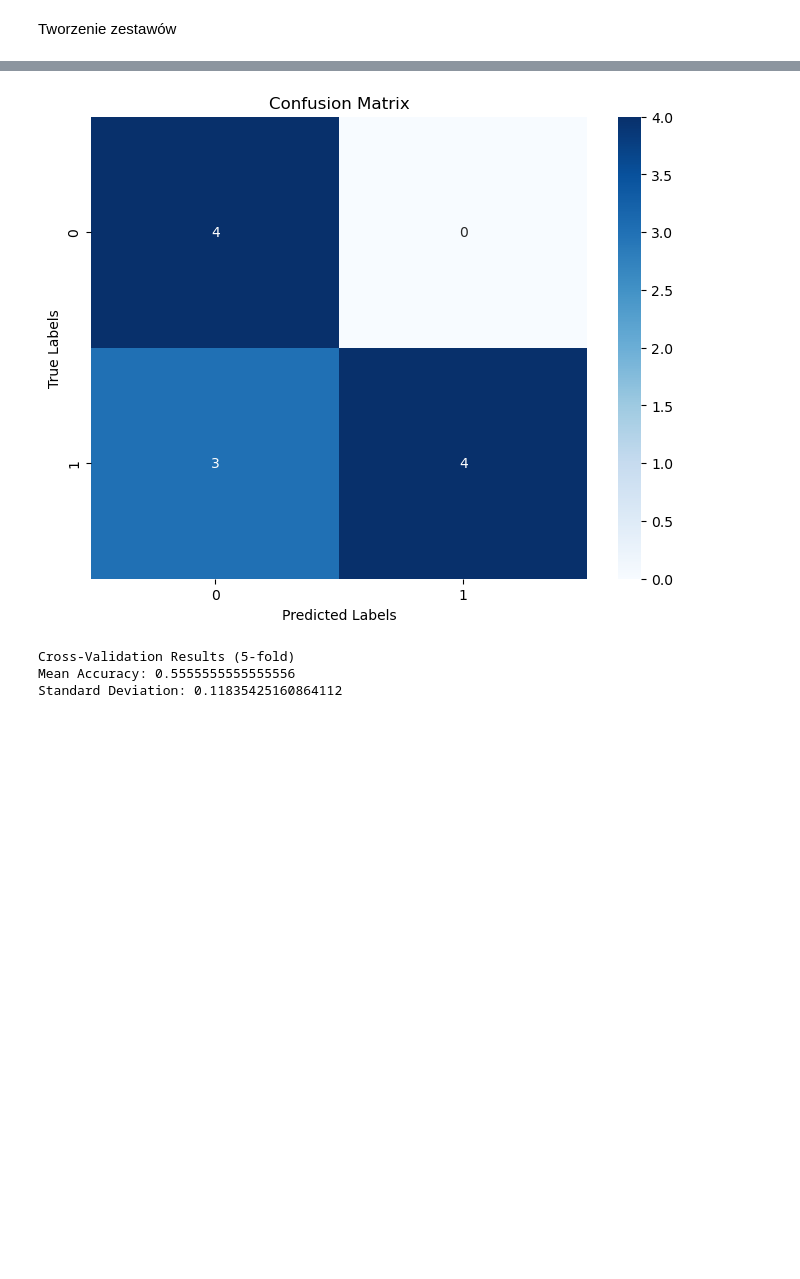
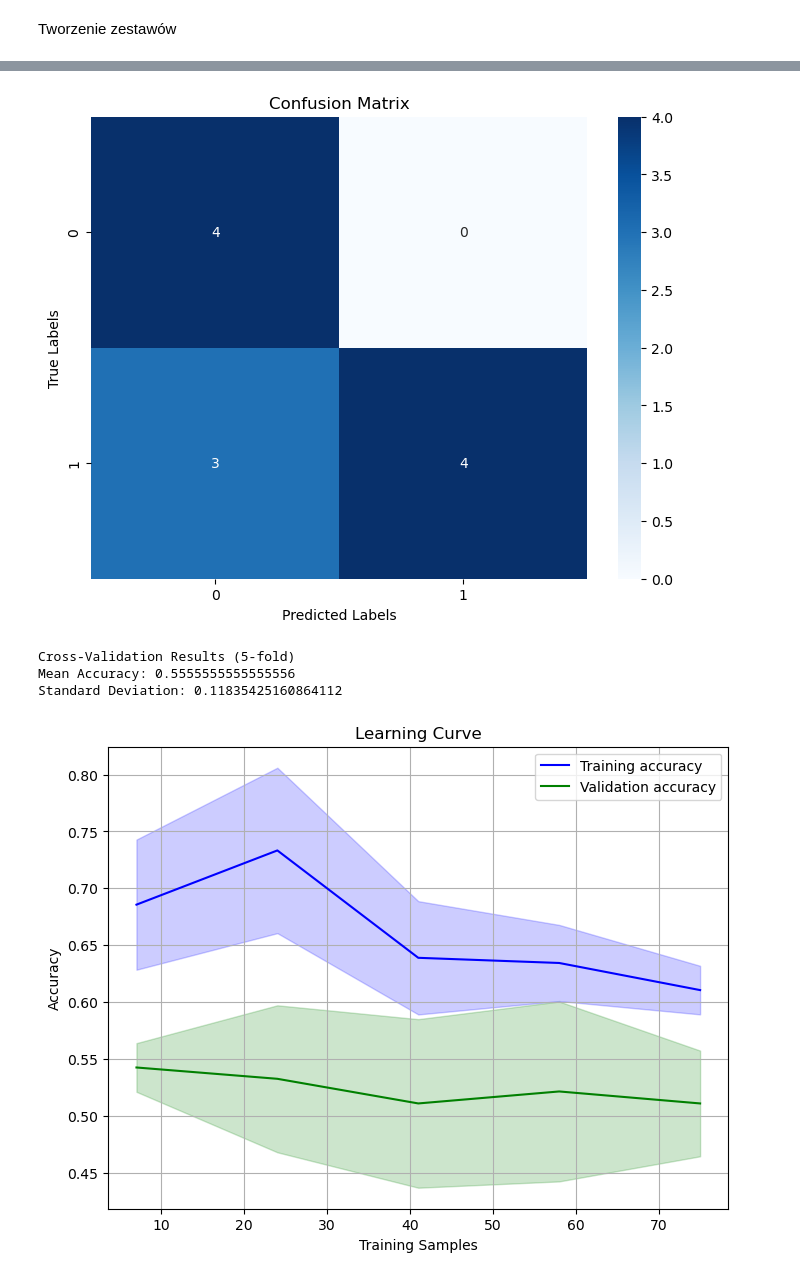
Before and after one commit to pansplawik/eegParkinsonCognitiveDisorders, a Jupyter notebook: thirdVersion.ipynb, the cells around one changed output, grey strips where cells are left out. Saved outputs shown, nothing was run; the diff lists cells and outputs as text; code cells hidden in the pictures; blank space fills up the shorter version.

Commit message:
add: learning curve

```diff
--- a/thirdVersion.ipynb
+++ b/thirdVersion.ipynb
@@ -92,7 +92,7 @@ def psds(epochs_array, labels):
                 p = 10 * np.log10(p)
                 psds_mean = p.mean(0)
                 psds_std = p.std(0)
-                vector.append(p)
+                vector.append(psds_mean)
             vector=np.mean(vector)
             data.append([vector,label])
             del psds_epoch
@@ -120,6 +120,45 @@ def Stats(y_test, y_pred):
     plt.ylabel('True Labels')
     plt.title('Confusion Matrix')
     plt.show()
+# %%
+from sklearn.model_selection import learning_curve
+import matplotlib.pyplot as plt
+import numpy as np
+import matplotlib.pyplot as plt
+from sklearn.datasets import make_classification
+from sklearn.model_selection import learning_curve
+from sklearn.pipeline import make_pipeline
+from sklearn.ensemble import RandomForestClassifier
+from sklearn.preprocessing import StandardScaler
+
+def learningStats(model, X, y):
+    train_sizes, train_scores, test_scores = learning_curve(
+        estimator=model,
+        X=X,
+        y=y,
+        train_sizes=np.linspace(.1, 1.0, 5),  # Można dostosować zakres rozmiarów danych treningowych
+        cv=5,  # Liczba podziałów cross-validation
+        scoring='accuracy',  # Można dostosować metrykę oceny (np. 'accuracy', 'f1', 'roc_auc', etc.)
+        n_jobs=-1
+    )
+
+    train_mean = np.mean(train_scores, axis=1)
+    train_std = np.std(train_scores, axis=1)
+    test_mean = np.mean(test_scores, axis=1)
+    test_std = np.std(test_scores, axis=1)
+
+    # Wyświetlenie wyników w postaci wykresu
+    plt.figure(figsize=(8, 6))
+    plt.plot(train_sizes, train_mean, label='Training accuracy', color='blue')
+    plt.fill_between(train_sizes, train_mean - train_std, train_mean + train_std, alpha=0.2, color='blue')
+    plt.plot(train_sizes, test_mean, label='Validation accuracy', color='green')
+    plt.fill_between(train_sizes, test_mean - test_std, test_mean + test_std, alpha=0.2, color='green')
+    plt.title('Learning Curve')
+    plt.xlabel('Training Samples')
+    plt.ylabel('Accuracy')
+    plt.legend(loc='best')
+    plt.grid()
+    plt.show()
 # %%
 data = load_epochs_from_dir(path,labels)
 df = pd.DataFrame(data, columns=['value', 'label'])
@@ -308,33 +347,35 @@ clf_svm_pip = make_pipeline(Vectorizer(), StandardScaler(), SVC())
 clf_svm_pip.fit(list(X_train), y_train)
 # Przewidywanie etykiet dla danych testowych
 predictions_svm = clf_svm_pip.predict(list(X_test))
 
 Stats(y_test,predictions_svm)
 # Walidacja krzyżowa z k-fold
 k = 5  # Liczba podziałów
 scores = cross_val_score(clf_svm_pip, list(X_train), y_train, cv=k, scoring='accuracy')
 # Obliczanie średniej i odchylenia standardowego z poszczególnych iteracji
 mean_accuracy = scores.mean()
 std_accuracy = scores.std()
 print('Cross-Validation Results ({}-fold)'.format(k))
 print('Mean Accuracy:', mean_accuracy)
 print('Standard Deviation:', std_accuracy)
+learningStats(clf_svm_pip,list(X_train),y_train)
 # %% [output]
 Random Forest Classification Report:
               precision    recall  f1-score   support
 
            0       0.57      1.00      0.73         4
            1       1.00      0.57      0.73         7
 
     accuracy                           0.73        11
    macro avg       0.79      0.79      0.73        11
 weighted avg       0.84      0.73      0.73        11
 
 Accuracy of model: 0.7272727272727273
 [figure]
 Cross-Validation Results (5-fold)
 Mean Accuracy: 0.5555555555555556
 Standard Deviation: 0.11835425160864112
+[figure, added]
 # %%
 from sklearn.model_selection import GridSearchCV
 
```
Also changed, not shown: parts of 7 cells of this notebook.
